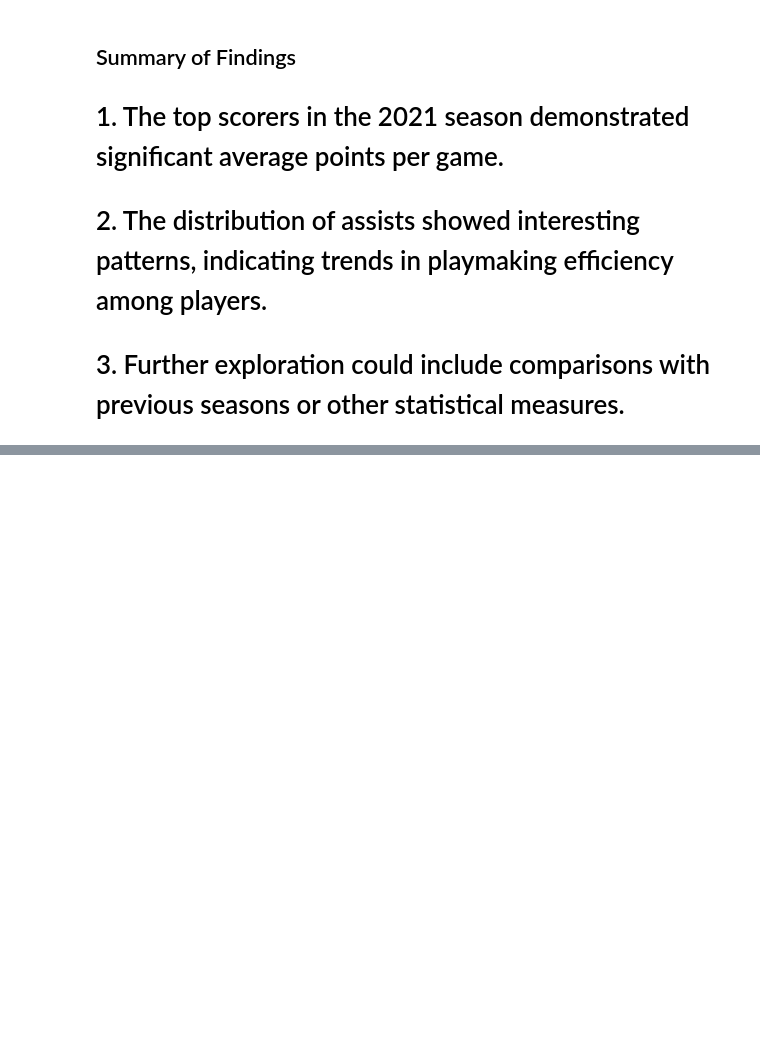
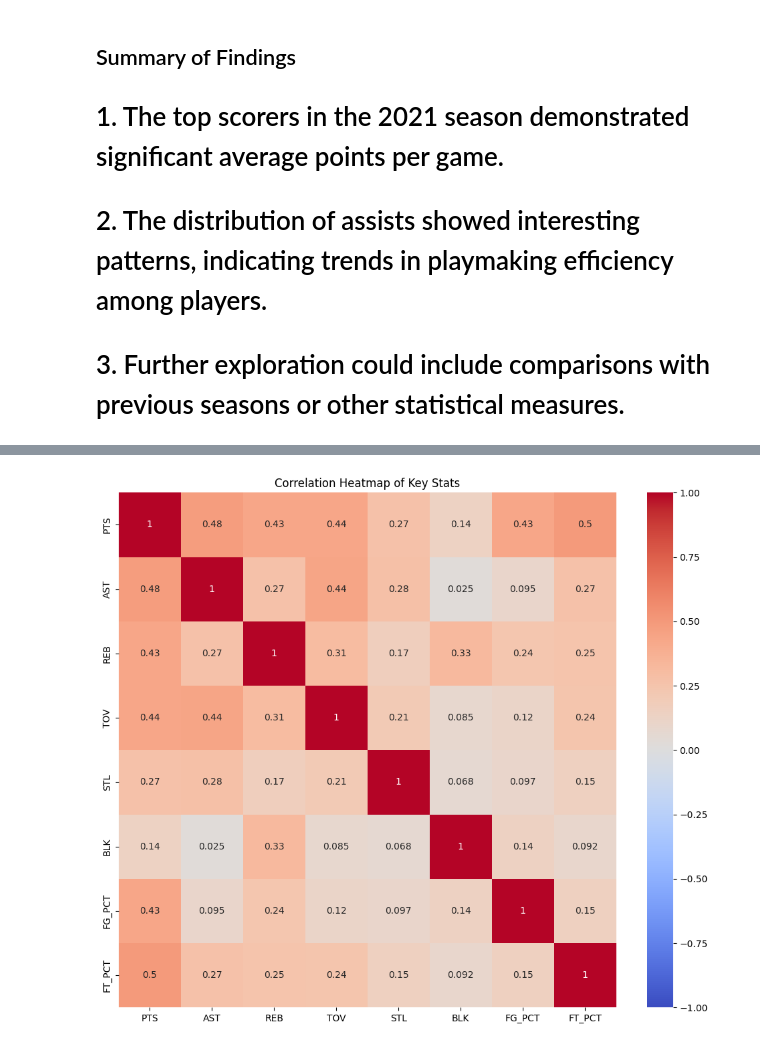
Before and after one commit to Delery5/Delery5.github.io, a Jupyter notebook: NBA_Player_Stats.ipynb, the cells around one changed output, grey strips where cells are left out. Cells and saved outputs as stored; diff of their text form; code cells hidden in the pictures; blank space fills up the shorter version.

```diff
--- a/NBA_Player_Stats.ipynb
+++ b/NBA_Player_Stats.ipynb
@@ -98,0 +166,9 @@ Name: PTS, dtype: float64
+# %%
+# Calculate correlations and plot heatmap
+plt.figure(figsize=(12, 10))
+corr = data[['PTS', 'AST', 'REB', 'TOV', 'STL', 'BLK', 'FG_PCT', 'FT_PCT']].corr()
+sns.heatmap(corr, annot=True, cmap='coolwarm', vmin=-1, vmax=1)
+plt.title('Correlation Heatmap of Key Stats')
+plt.show()
+# %% [output]
+[figure, added]
```
Also changed, not shown: parts of 6 cells of this notebook.
